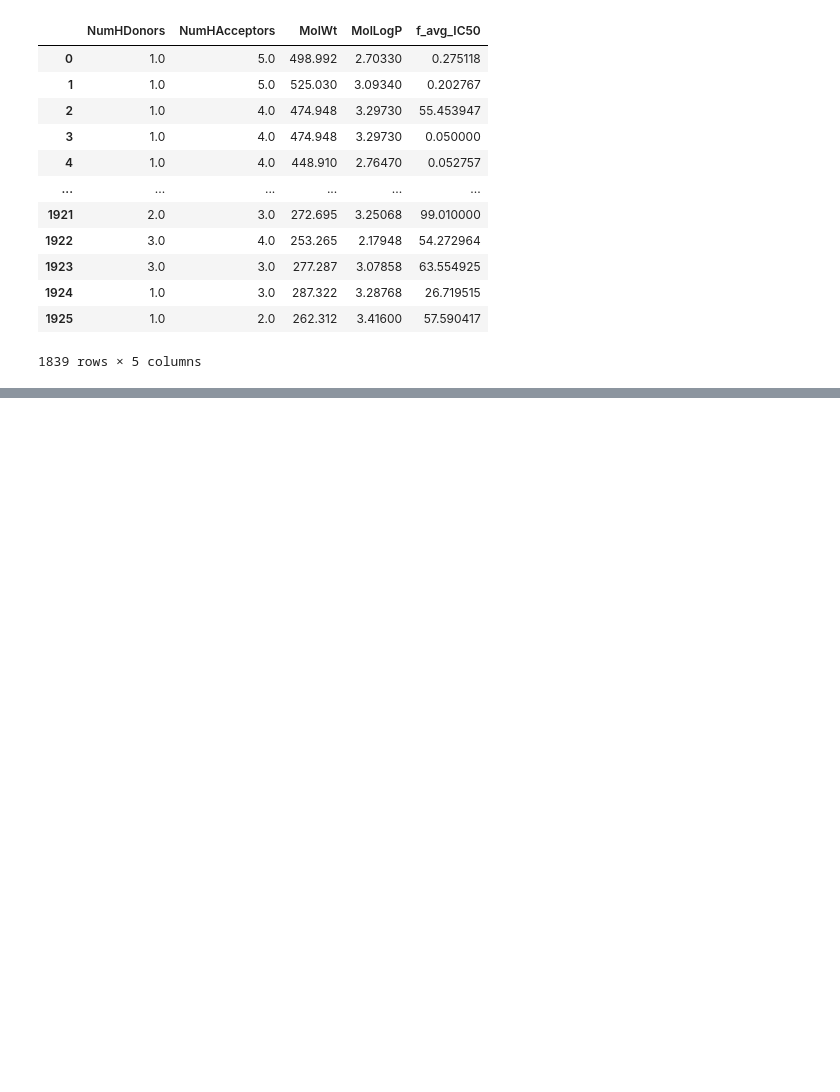
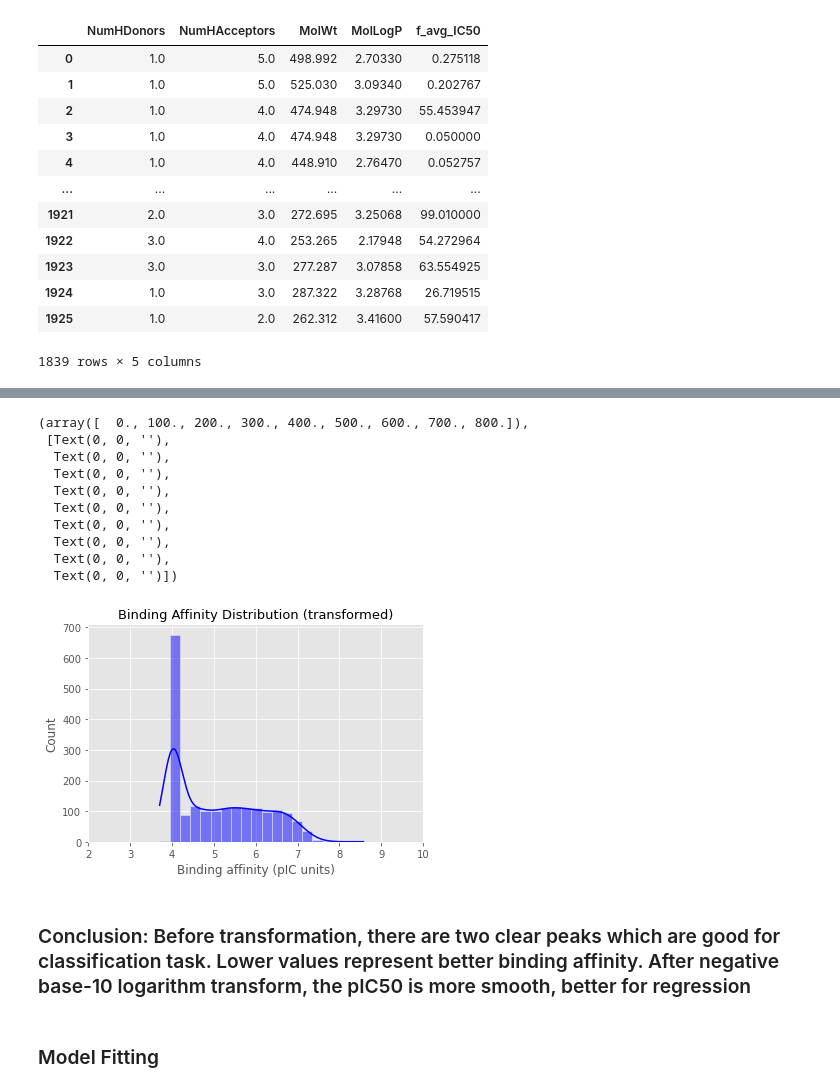
Before and after one commit to jiayuanz3/binding_affinity, a Jupyter notebook: binding affinity prediction.ipynb, the cells around one changed output, grey strips where cells are left out. Saved outputs shown, nothing was run; the diff lists cells and outputs as text; code cells hidden in the pictures; blank space fills up the shorter version.

```diff
--- a/binding affinity prediction.ipynb
+++ b/binding affinity prediction.ipynb
@@ -211,0 +276,3 @@ plt.plot(all_five['f_avg_IC50']) #1413
+# %%
+pIC50 = np.array(ligand_feature_df['f_avg_IC50']) * (10**(-6))
+pIC50 = -np.log10(pIC50)
@@ -211,0 +285,34 @@ plt.plot(all_five['f_avg_IC50']) #1413
+# %%
+plt.figure(figsize=(6,4))
+plt.xlim(2,10)
+
+# training set
+fig = sns.histplot(pIC50, color = 'b', kde = True, bins = 20)
+# testing set
+#fig = sns.histplot(binding_affinity_testing['binding_affinity'], color= 'r', kde = True, bins = 20)
+
+#plt.legend(labels=['train', 'test'])
+plt.title('Binding Affinity Distribution (transformed)', fontsize = 13)
+plt.xlabel('Binding affinity (pIC units)', fontsize = 12)
+plt.ylabel('Count', fontsize = 12)
+plt.xticks(fontsize = 10)
+plt.yticks(fontsize = 10)
+
+#plt.savefig('../Figure/Binding Affinity Distribution.png', dpi = 300, bbox_inches='tight', facecolor='w')
+#plt.show()
+# %% [output]
+(array([  0., 100., 200., 300., 400., 500., 600., 700., 800.]),
+ [Text(0, 0, ''),
+  Text(0, 0, ''),
+  Text(0, 0, ''),
+  Text(0, 0, ''),
+  Text(0, 0, ''),
+  Text(0, 0, ''),
+  Text(0, 0, ''),
+  Text(0, 0, ''),
+  Text(0, 0, '')])
+[figure, added]
+# %% [markdown]
+### Conclusion: Before transformation, there are two clear peaks which are good for classification task. Lower values represent better binding affinity. After negative base-10 logarithm transform, the pIC50 is more smooth, better for regression
+# %% [markdown]
+### Model Fitting
```
Also changed, not shown: parts of 61 cells of this notebook.
